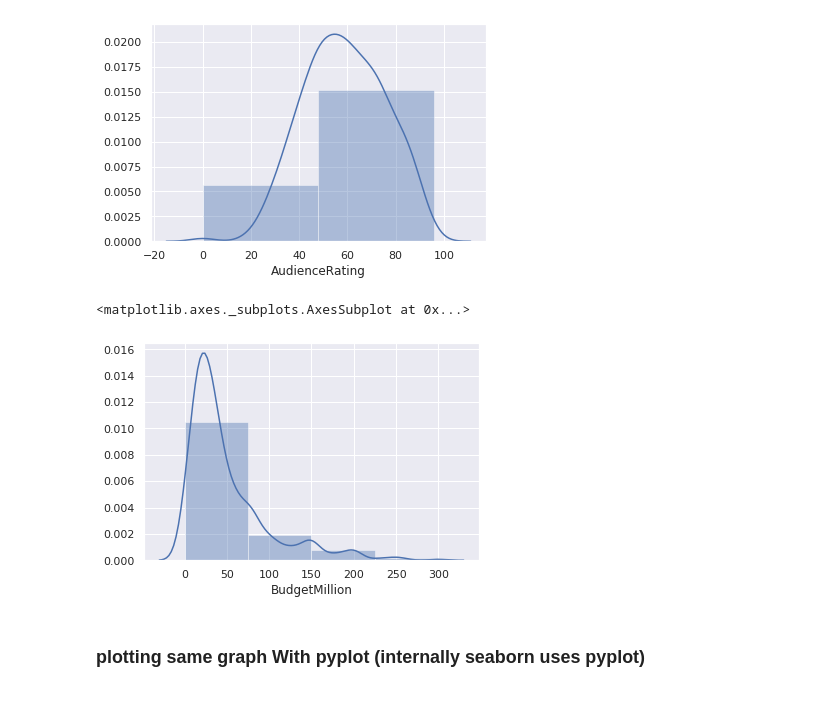
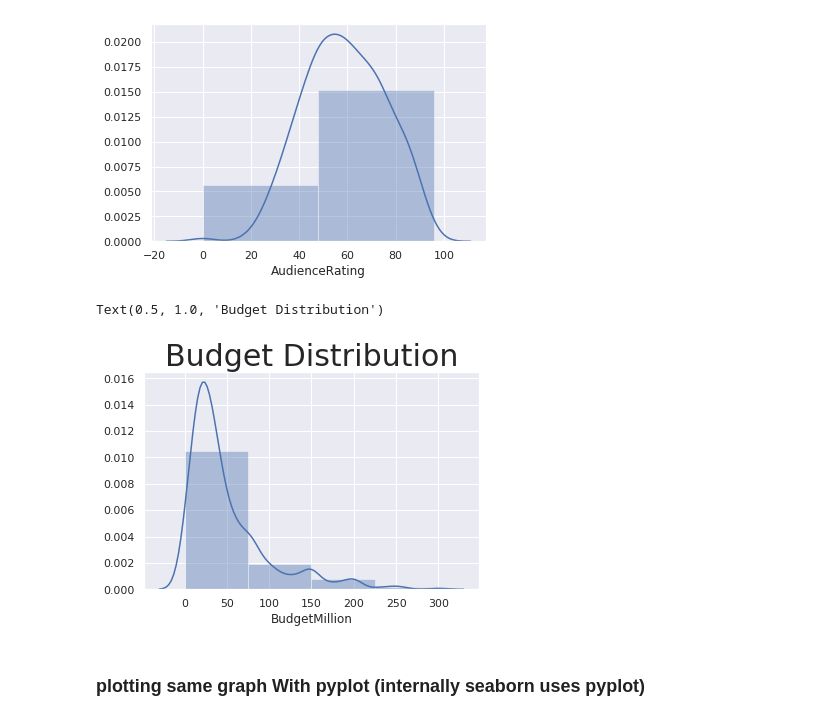
Before and after one commit to vermarajat22255/CS-559, a Jupyter notebook: Python A-Z Udemy practice/6/Stacked Histogram, categories and visualizations.ipynb, the cells around one changed output. Cells and saved outputs as stored; diff of their text form; code cells hidden in the pictures.

Commit message:
Homework 6--creating mixed chart

```diff
--- a/Python A-Z Udemy practice/6/Stacked Histogram, categories and visualizations.ipynb
+++ b/Python A-Z Udemy practice/6/Stacked Histogram, categories and visualizations.ipynb
@@ -110,9 +110,9 @@ sns.distplot(movies.AudienceRating, bins=2)
 <matplotlib.axes._subplots.AxesSubplot at 0x...>
 [figure]
 # %%
-sns.distplot(movies.BudgetMillion, bins=4)    #Bins is number of boxes
+sns.distplot(movies.BudgetMillion, bins=4).set_title("Budget Distribution", fontsize=30)    #Bins is number of boxes
 # %% [output]
-<matplotlib.axes._subplots.AxesSubplot at 0x...>
+Text(0.5, 1.0, 'Budget Distribution')
-[figure, old version]
+[figure, new version]
 # %% [markdown]
 ### plotting same graph With pyplot (internally seaborn uses pyplot)
```
Also changed, not shown: parts of 2 cells of this notebook, 3 other files.
